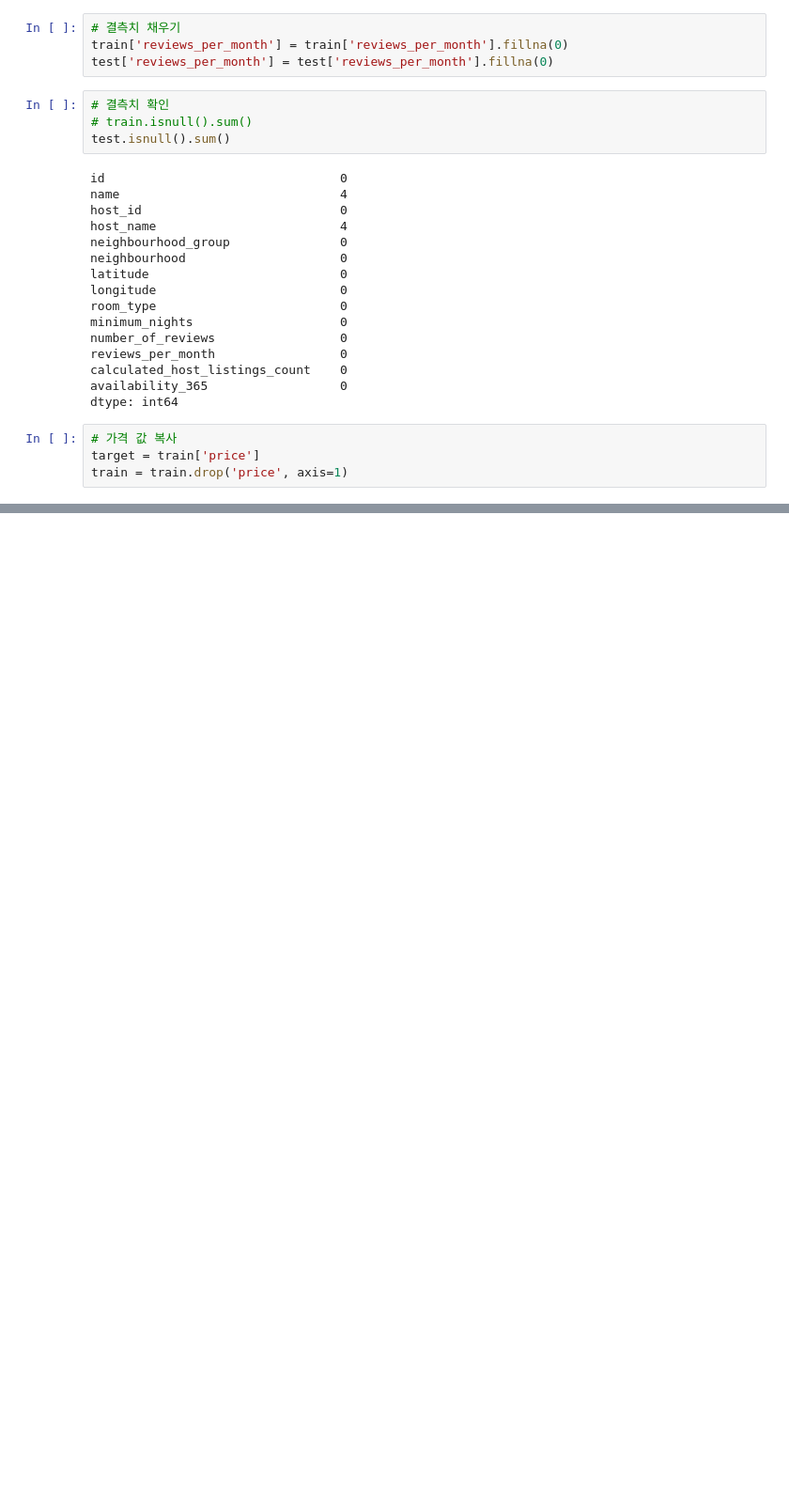
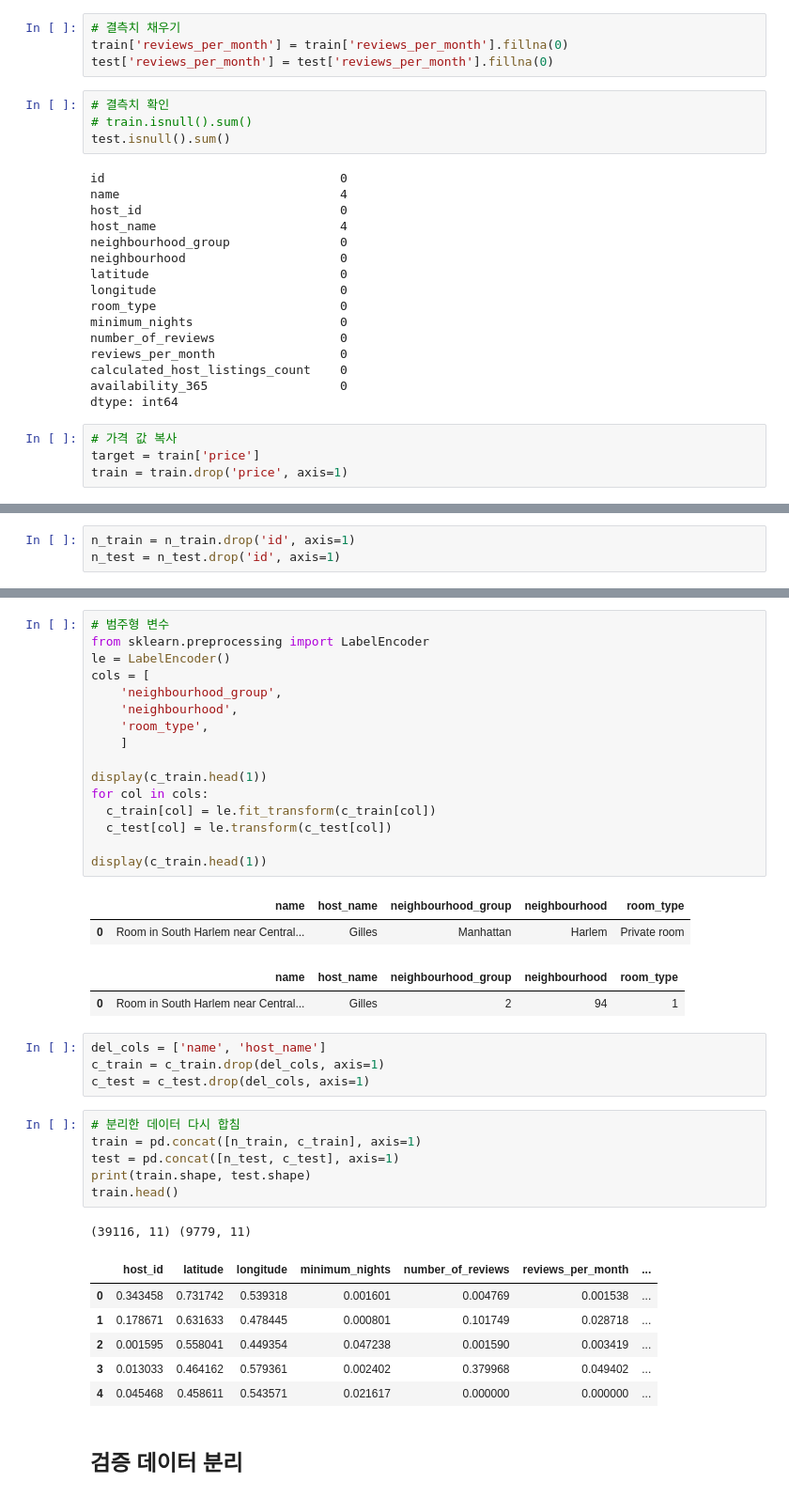
Before and after one commit to YounghyeonK/Project, a Jupyter notebook: Project03/Project03.ipynb, the cells around one changed output, grey strips where cells are left out. Shown at 94% size. Drawn from its saved outputs; the diff is of its cells as text; blank space fills up the shorter version.

```diff
--- a/Project03/Project03.ipynb
+++ b/Project03/Project03.ipynb
@@ -175,0 +205,3 @@ test = test[cols]
+# %%
+n_train = n_train.drop('id', axis=1)
+n_test = n_test.drop('id', axis=1)
@@ -175,0 +221,41 @@ test = test[cols]
+# %%
+# 범주형 변수
+from sklearn.preprocessing import LabelEncoder
+le = LabelEncoder()
+cols = [
+    'neighbourhood_group',
+    'neighbourhood',
+    'room_type',
+    ]
+
+display(c_train.head(1))
+for col in cols:
+  c_train[col] = le.fit_transform(c_train[col])
+  c_test[col] = le.transform(c_test[col])
+
+display(c_train.head(1))
+# %% [output]
+|  | name | host_name | neighbourhood_group | neighbourhood | room_type |
+| 0 | Room in South Harlem near Central... | Gilles | Manhattan | Harlem | Private room |
+|  | name | host_name | neighbourhood_group | neighbourhood | room_type |
+| 0 | Room in South Harlem near Central... | Gilles | 2 | 94 | 1 |
+# %%
+del_cols = ['name', 'host_name']
+c_train = c_train.drop(del_cols, axis=1)
+c_test = c_test.drop(del_cols, axis=1)
+# %%
+# 분리한 데이터 다시 합침
+train = pd.concat([n_train, c_train], axis=1)
+test = pd.concat([n_test, c_test], axis=1)
+print(train.shape, test.shape)
+train.head()
+# %% [output]
+(39116, 11) (9779, 11)
+|  | host_id | latitude | longitude | minimum_nights | number_of_reviews | reviews_per_month | ... |
+| 0 | 0.343458 | 0.731742 | 0.539318 | 0.001601 | 0.004769 | 0.001538 | ... |
+| 1 | 0.178671 | 0.631633 | 0.478445 | 0.000801 | 0.101749 | 0.028718 | ... |
+| 2 | 0.001595 | 0.558041 | 0.449354 | 0.047238 | 0.001590 | 0.003419 | ... |
+| 3 | 0.013033 | 0.464162 | 0.579361 | 0.002402 | 0.379968 | 0.049402 | ... |
+| 4 | 0.045468 | 0.458611 | 0.543571 | 0.021617 | 0.000000 | 0.000000 | ... |
+# %% [markdown]
+## **검증 데이터 분리**
```
Also changed, not shown: parts of 15 cells of this notebook.
